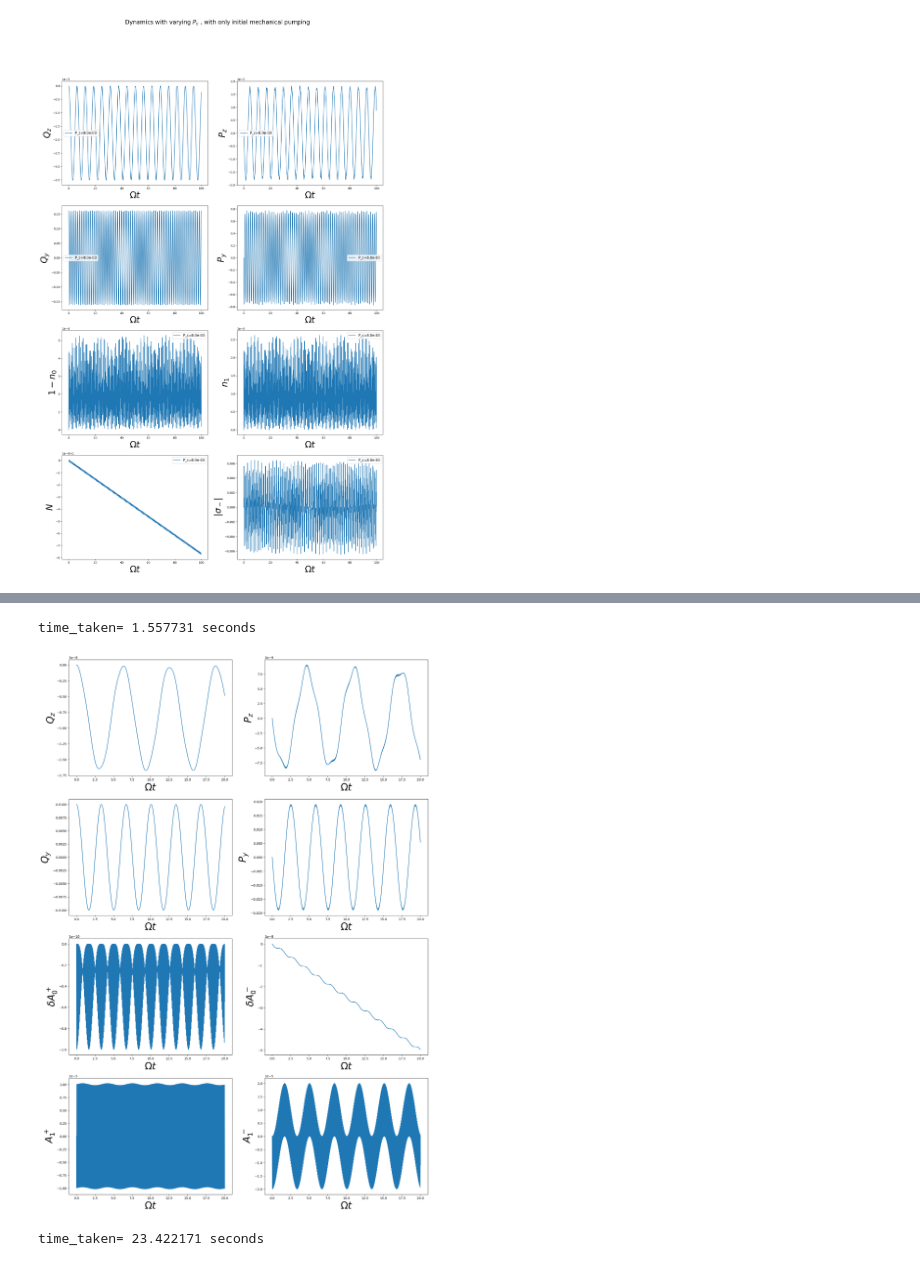
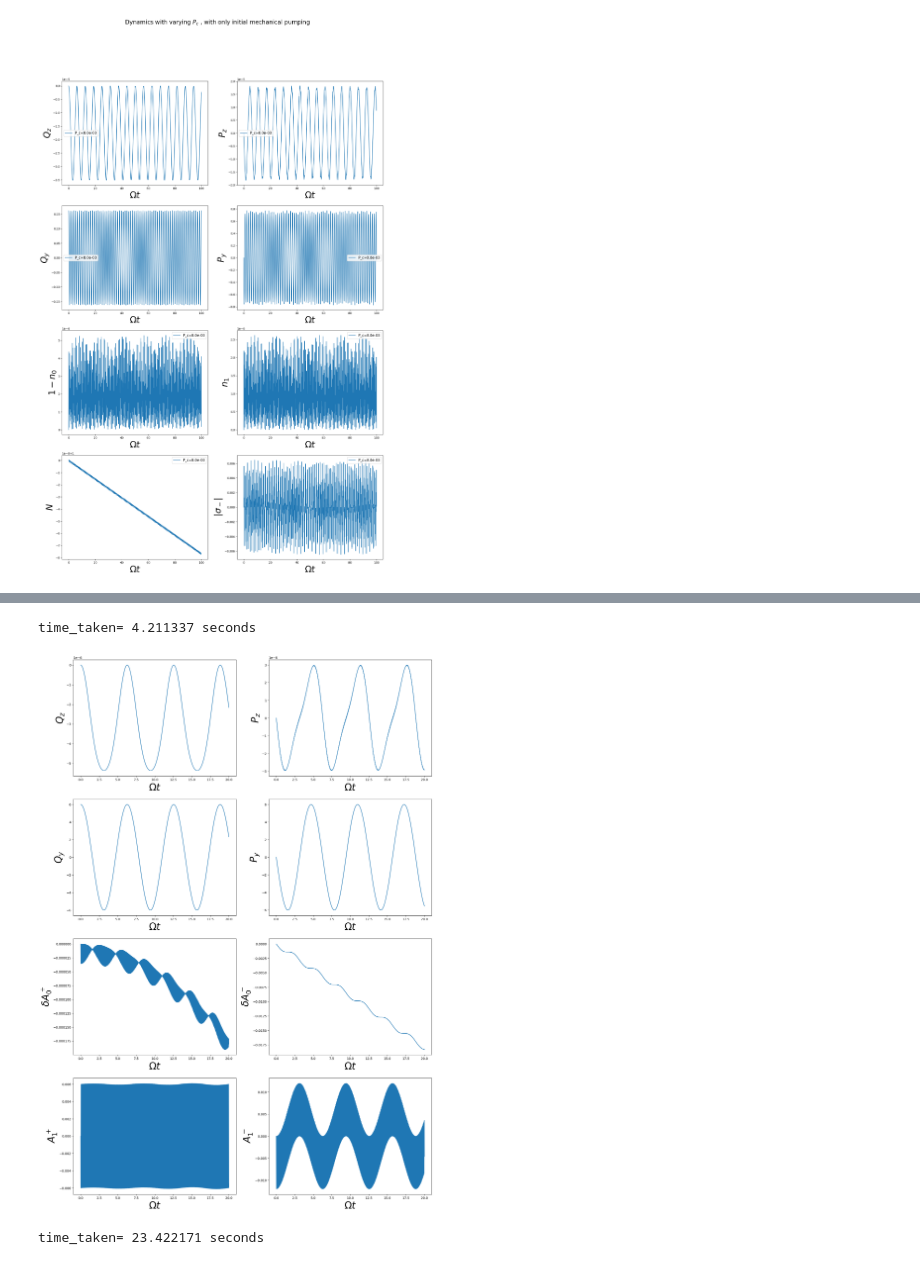
Before and after one commit to Satyamjha2/Optomechanics, a Jupyter notebook: new_model_v4.ipynb, the cells around one changed output, grey strips where cells are left out. Saved outputs shown, nothing was run; the diff lists cells and outputs as text; code cells hidden in the pictures.

```diff
--- a/new_model_v4.ipynb
+++ b/new_model_v4.ipynb
@@ -232,11 +232,11 @@ print("total time taken = ",total_t.total_seconds())
 g_y=1e-1
 tf=2e1
 N_step=10000
-qy_0=1e1
+qy_0=6
 N_grid=100
 
-P_c_list=np.linspace(0.01,1,N_grid)
-# P_c_list=np.array([1.1])
+# P_c_list=np.linspace(0.01,1,N_grid)
+P_c_list=np.array([0.01])
 
 N0_list=(P_c_list*del_omega)**3/(8*g_y**2)
 label_list=["$Q_z$","$P_z$","$Q_y$","$P_y$","$\delta A_0^+$","$\delta A_0^-$","$A_1^+$","$A_1^-$","$E_{opt}^{(0)}$","$E_{opt}^{(1)}$","$E_{mech}_z$","$E_{mech}_y$","$E_{c}$"]
@@ -261,5 +261,5 @@ for i,P_c in enumerate(P_c_list):
     np.savez_compressed(folder+file, sol=zz, t=t,label=label_list,param=param_list,time_taken=time_taken)
 
 total_t=t_start-datetime.datetime.now()
-print("total time taken = "total_t)
+print("total time taken = ",total_t.total_seconds())
 # %% [output]
@@ -283,27 +268,33 @@ time taken for P_c=1.0 is 2.041972
 # %%
-P_c=0.1 ############### CRITICAL parameter
+P_c=0.01 ############### CRITICAL parameter
 g_y=1e-1
 tf=2e1
+qy_0=6
 
-file="real_stable_P_c={0}_g_y={1}_tf={2}_sep_energy".format(P_c,g_y,tf)
+if P_c<=1:
+    tt="stable"
+else:
+    tt="chaotic"
+
+file="real_"+tt+"_P_c={0}_g_y={1}_tf={2}_qy_0={3}".format(np.round(P_c,4),g_y,tf,np.round(qy_0,4))
 
 data = np.load(folder+file+".npz")
 sol_s=data['sol']
 t=data['t']
 label_list=data['label']
 print("time_taken=",data['time_taken'],"seconds")
 fig, axs = plt.subplots(4, 2,figsize=(20,30))
 
 for i in range(8):
     axs[i//2,i%2].plot(t[::1],sol_s[i][::1])
     axs[i//2,i%2].set_ylabel(label_list[i],fontsize=30)
     axs[i//2,i%2].set_xlabel('$\Omega  t$',fontsize=30)
 #     axs[i//2,i%2].legend(fontsize=12)
 
 plt.show()
 # %% [output]
-time_taken= 1.557731 seconds
+time_taken= 4.211337 seconds
-[figure, old version]
+[figure, new version]
 # %%
 P_c=1.1 ############### CRITICAL parameter
 g_y=1e-1
```
Also changed, not shown: parts of 1 cell of this notebook.
